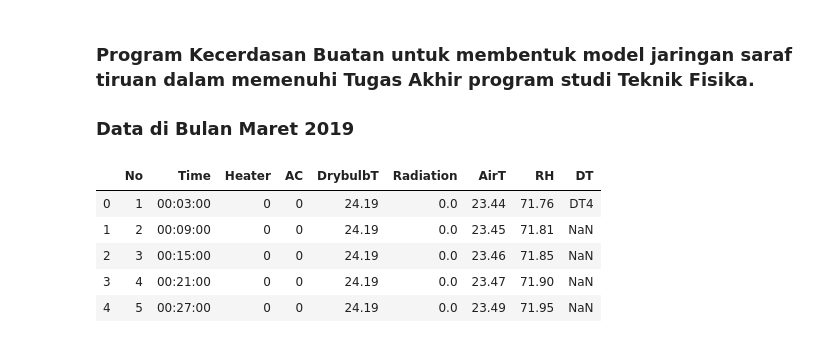
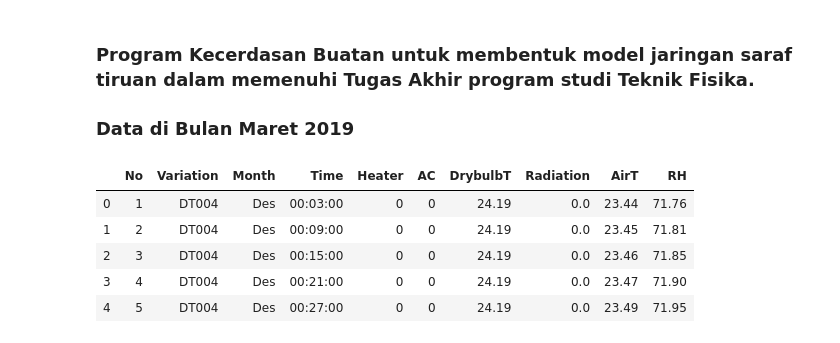
Before and after one commit to ridhanf/nncontrol, a Jupyter notebook: model_4DES.ipynb, the cells around one changed output. Cells and saved outputs as stored; diff of their text form; code cells hidden in the pictures.

```diff
--- a/model_4DES.ipynb
+++ b/model_4DES.ipynb
@@ -13,14 +13,14 @@ from matplotlib import pyplot as plt
 %matplotlib inline
 # %%
 # Memasukkan dataset ke dalam jupyter.
-dataMar = pd.read_excel('dataDES.xlsx')
+data = pd.read_excel('Data/data4Des.xlsx')
 # %%
 # Menampilkan 5 data teratas.
-dataMar.head(5)
+data.head(5)
 # %% [output]
-|  | No | Time | Heater | AC | DrybulbT | Radiation | AirT | RH | DT |
-| 0 | 1 | 00:03:00 | 0 | 0 | 24.19 | 0.0 | 23.44 | 71.76 | DT4 |
-| 1 | 2 | 00:09:00 | 0 | 0 | 24.19 | 0.0 | 23.45 | 71.81 | NaN |
-| 2 | 3 | 00:15:00 | 0 | 0 | 24.19 | 0.0 | 23.46 | 71.85 | NaN |
-| 3 | 4 | 00:21:00 | 0 | 0 | 24.19 | 0.0 | 23.47 | 71.90 | NaN |
-| 4 | 5 | 00:27:00 | 0 | 0 | 24.19 | 0.0 | 23.49 | 71.95 | NaN |
+|  | No | Variation | Month | Time | Heater | AC | DrybulbT | Radiation | AirT | RH |
+| 0 | 1 | DT004 | Des | 00:03:00 | 0 | 0 | 24.19 | 0.0 | 23.44 | 71.76 |
+| 1 | 2 | DT004 | Des | 00:09:00 | 0 | 0 | 24.19 | 0.0 | 23.45 | 71.81 |
+| 2 | 3 | DT004 | Des | 00:15:00 | 0 | 0 | 24.19 | 0.0 | 23.46 | 71.85 |
+| 3 | 4 | DT004 | Des | 00:21:00 | 0 | 0 | 24.19 | 0.0 | 23.47 | 71.90 |
+| 4 | 5 | DT004 | Des | 00:27:00 | 0 | 0 | 24.19 | 0.0 | 23.49 | 71.95 |
```
Also changed, not shown: parts of 39 cells of this notebook, 21 other files.
